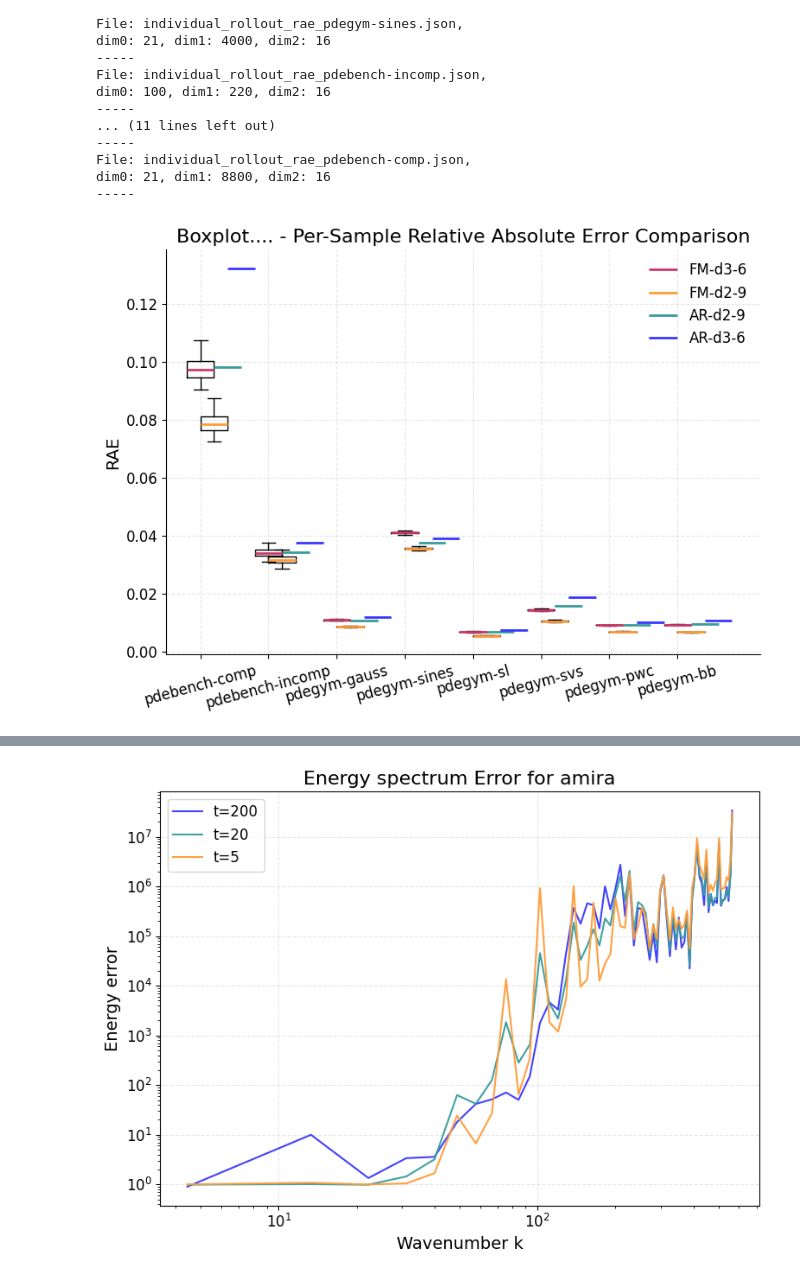
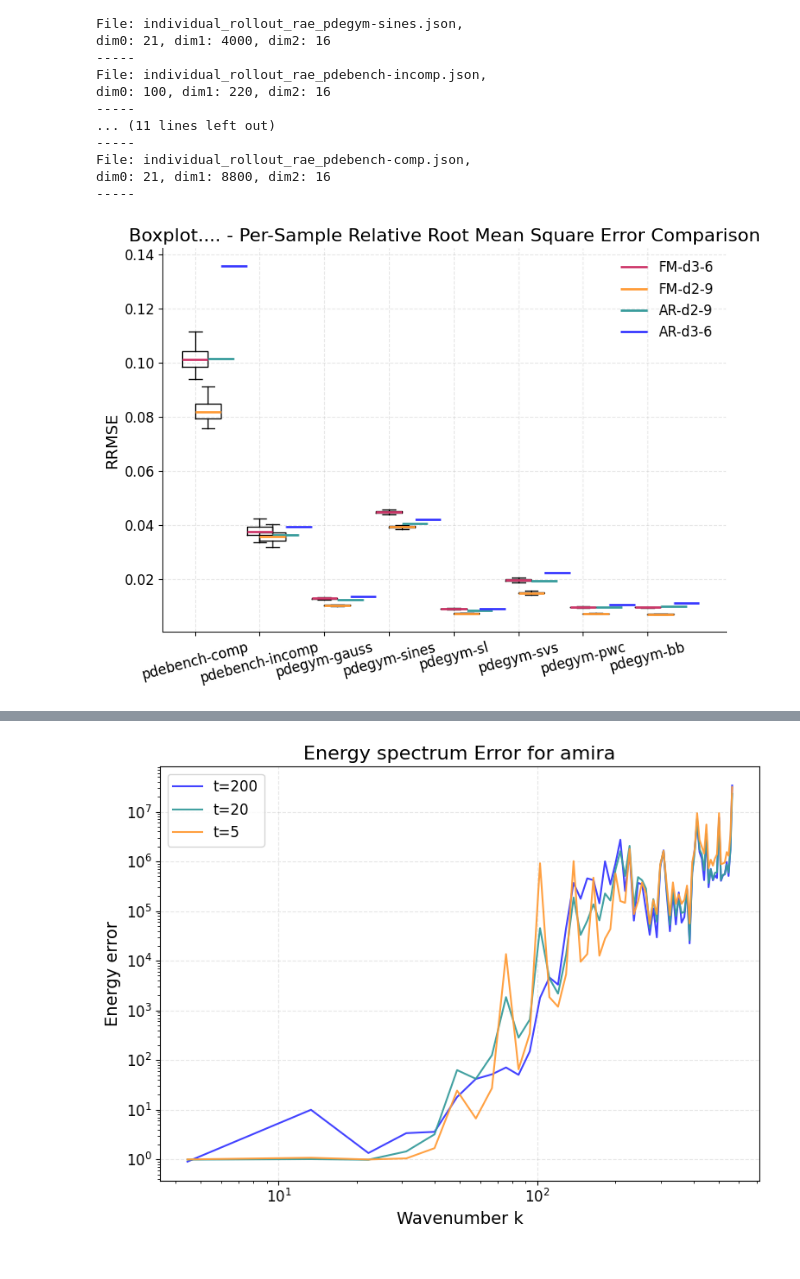
Before and after one commit to tpharmsen/FluidGPT, a Jupyter notebook: src/scripts/graphGeneration.ipynb, the cells around one changed output, grey strips where cells are left out. Saved outputs shown, nothing was run; the diff lists cells and outputs as text; code cells hidden in the pictures.

```diff
--- a/src/scripts/graphGeneration.ipynb
+++ b/src/scripts/graphGeneration.ipynb
@@ -97,7 +97,7 @@ base_path_ar = "../../../FluidGPT_validation/final_data/MTT/ar-d2-9/ss_error/"
 base_path_ar2 = "../../../FluidGPT_validation/final_data/MTT/ar-d3-6/ss_error/"
 base_path_fm = "../../../FluidGPT_validation/final_data/FM/fm-d3-6/ss_error/"
 base_path_fm2 = "../../../FluidGPT_validation/final_data/FM/fm-d2-9/ss_error/"
-error_type = "rae"  # or "rrmse"
+error_type = "rrmse"  # or "rrmse"
 error_type_str = {"rae": "Per-Sample Relative Absolute Error", "rrmse": "Per-Sample Relative Root Mean Square Error"}
 list_avg_ar = []
 list_avg_ar2 = []
@@ -153,34 +153,34 @@ for i, item in enumerate(list_avg_ar):
         linewidth=2,
         color=colors[1],
         label="AR-d2-9" if i == 0 else None
     )
 for i, item in enumerate(list_avg_ar2):
     x_center = i + 1
     y_ref = item
     ax.hlines(
         y=y_ref,
         xmin=x_center - box_width / 2 + 3* offset,
         xmax=x_center + box_width / 2 + 3* offset,
         linewidth=2,
         color=colors[2],
         label="AR-d3-6" if i == 0 else None
     )
 for median in bp["medians"]:
     median.set(color=colors[3], linewidth=2)
 for median in bp2["medians"]:
     median.set(color=colors[0], linewidth=2)
 # put the datasetname at the x-axis
 ax.set_xticks(np.arange(1, len(datasets_all) + 1))
 ax.set_xticklabels(datasets_all, rotation=15)
 ax.set_ylabel(f"{error_type.upper()}")
 ax.set_title(f"Boxplot.... - {error_type_str[error_type]} Comparison")
 ax.legend()
 plt.tight_layout()
 
 plt.savefig(f"../../../FluidGPT_validation/ssbox_{error_type}.png", dpi=300)
 plt.show()
 # %% [output]
-[figure, old version]
+[figure, new version]
 # %%
 base_path_ar = "../../../FluidGPT_validation/final_data/MTT/ar-d2-9/ms_error/"
 base_path_ar2 = "../../../FluidGPT_validation/final_data/MTT/ar-d3-6/ms_error/"
```
Also changed, not shown: parts of 1 cell of this notebook, 5 other files.
